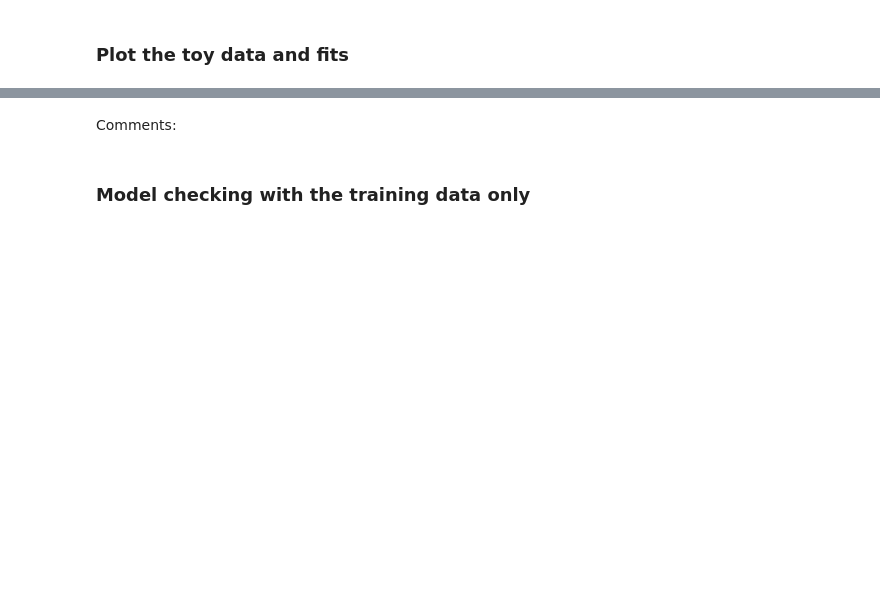
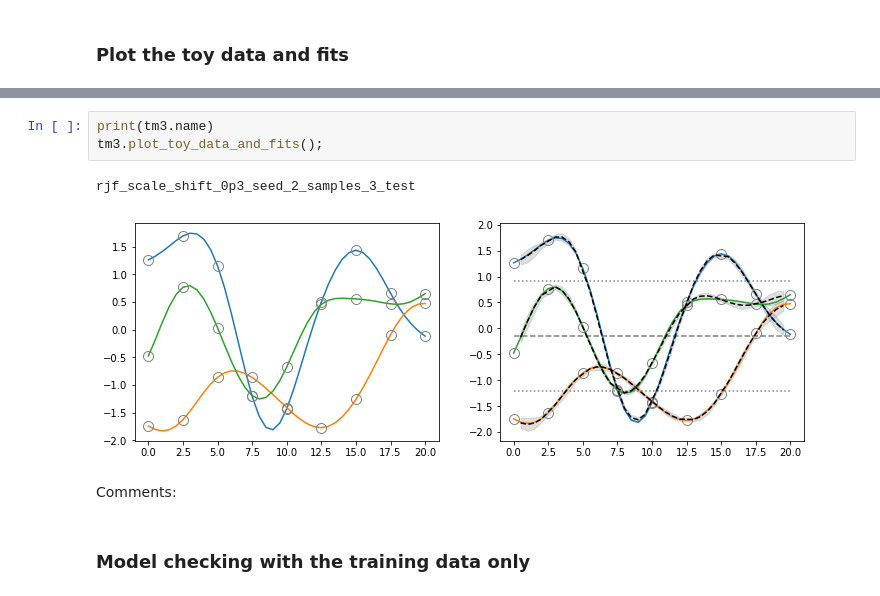
Before and after one commit to buqeye/gsum, a Jupyter notebook: test_cases/GP_model_checking_test_cases_rjf_upgrade1.ipynb, the cells around one changed output, grey strips where cells are left out. Drawn from its saved outputs; the diff is of its cells as text; blank space fills up the shorter version.

```diff
--- a/test_cases/GP_model_checking_test_cases_rjf_upgrade1.ipynb
+++ b/test_cases/GP_model_checking_test_cases_rjf_upgrade1.ipynb
@@ -320,3 +365,9 @@ fig,ax1,ax2 = p1.plot_toy_data_and_fits()
+# %%
+print(tm3.name)
+tm3.plot_toy_data_and_fits();
+# %% [output]
+rjf_scale_shift_0p3_seed_2_samples_3_test
+[figure, added]
 # %% [markdown]
 Comments:
 # %% [markdown]
```
Also changed, not shown: parts of 15 cells of this notebook, 1 other file.
